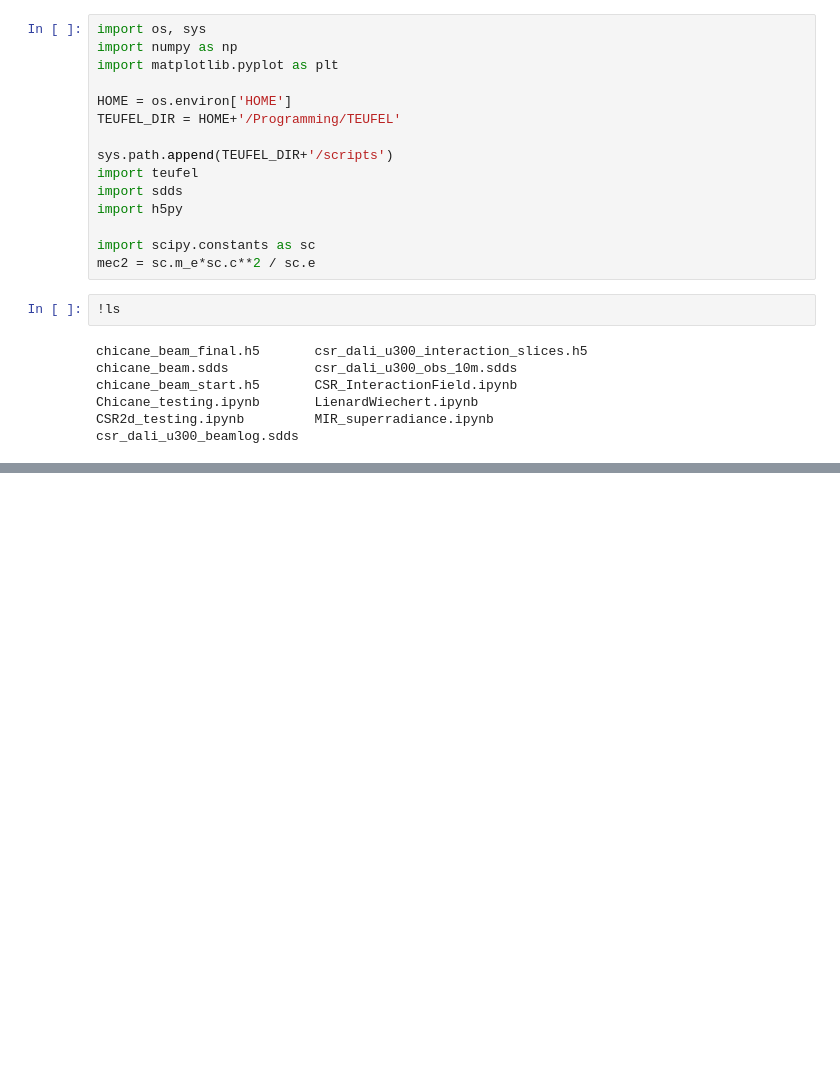
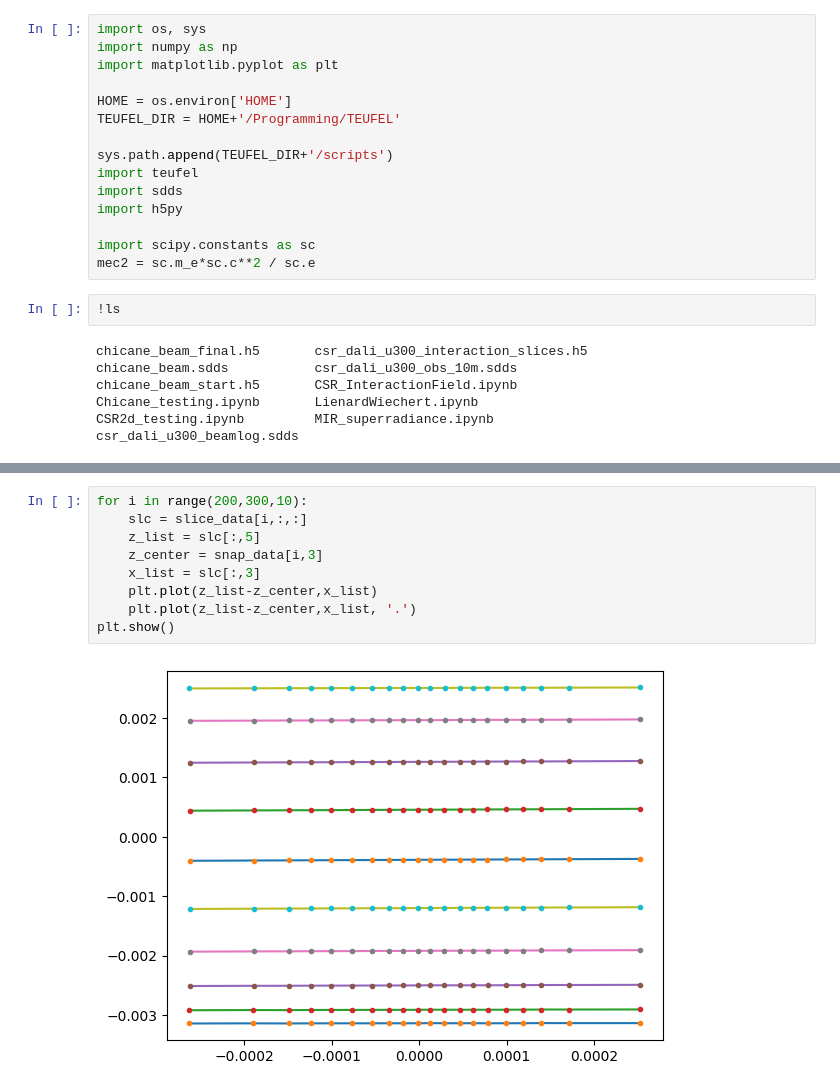
Before and after one commit to lehnertu/TEUFEL, a Jupyter notebook: testing/CSR_InteractionField.ipynb, the cells around one changed output, grey strips where cells are left out. Saved outputs shown, nothing was run; the diff lists cells and outputs as text; blank space fills up the shorter version.

```diff
--- a/testing/CSR_InteractionField.ipynb
+++ b/testing/CSR_InteractionField.ipynb
@@ -69,0 +96,11 @@ z = (7.153838e-06, 2.746269) m
+# %%
+for i in range(200,300,10):
+    slc = slice_data[i,:,:]
+    z_list = slc[:,5]
+    z_center = snap_data[i,3]
+    x_list = slc[:,3]
+    plt.plot(z_list-z_center,x_list)
+    plt.plot(z_list-z_center,x_list, '.')
+plt.show()
+# %% [output]
+[figure, added]
```
Also changed, not shown: parts of 5 cells of this notebook, 3 other files.
